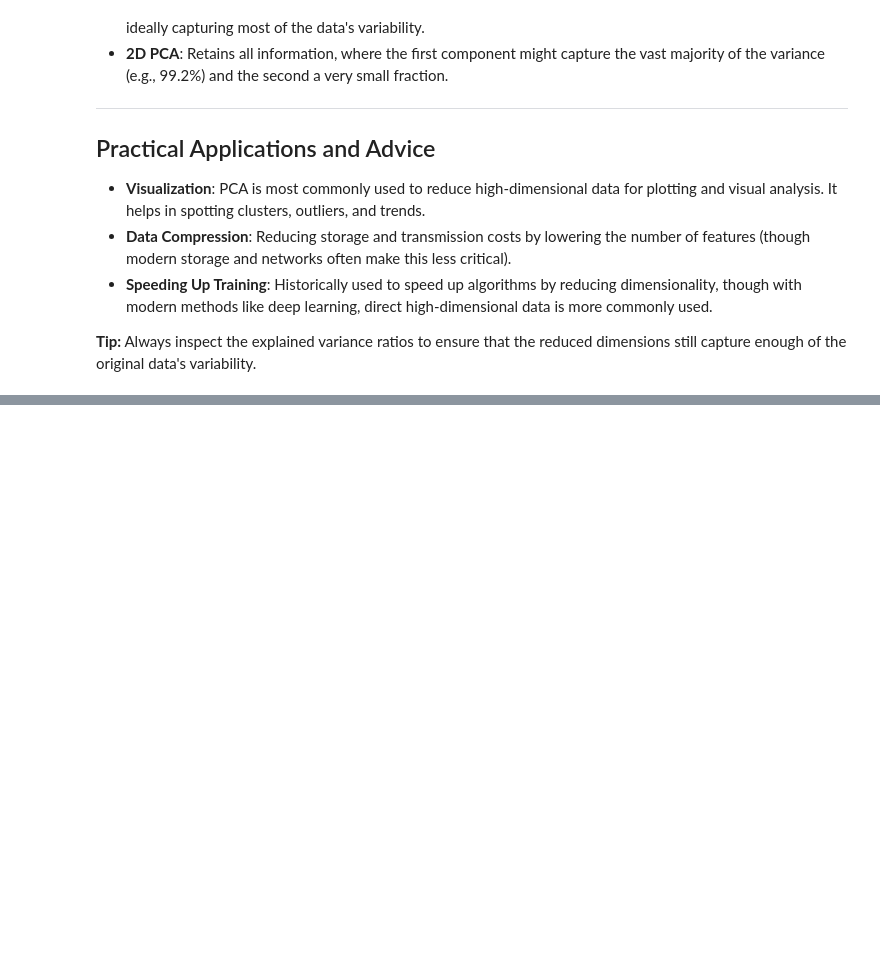
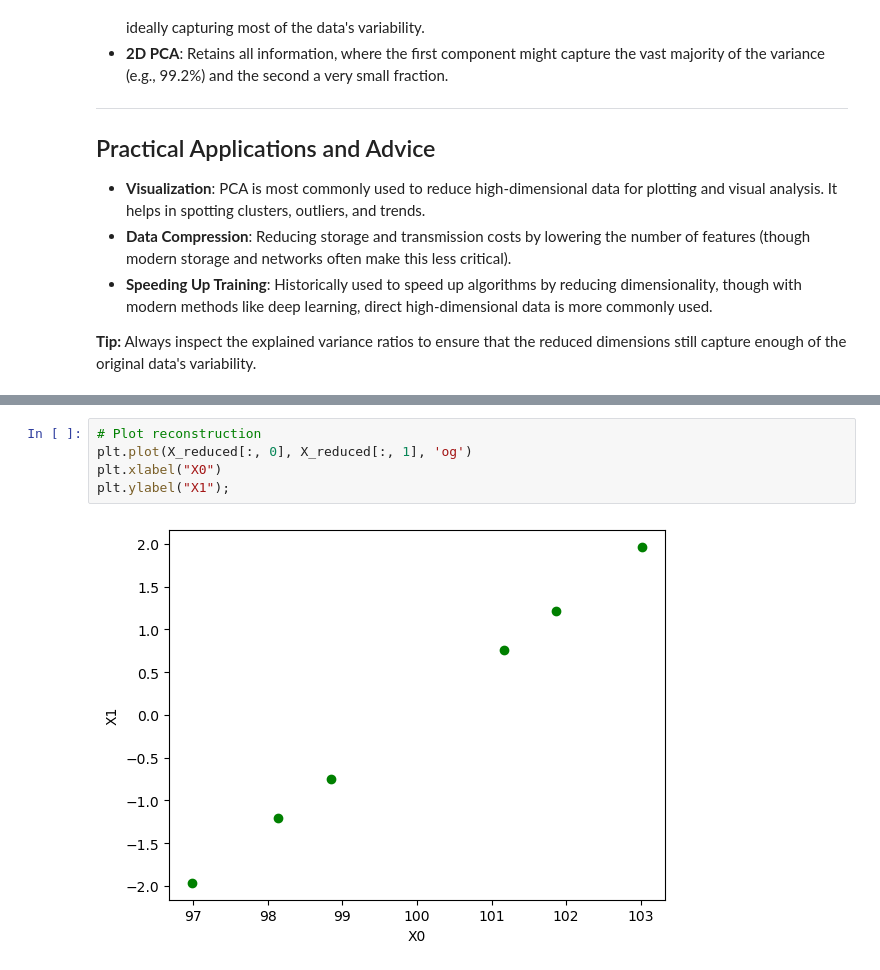
Before and after one commit to AidenHadisi/ml-journey, a Jupyter notebook: l015_pca.ipynb, the cells around one changed output, grey strips where cells are left out. Drawn from its saved outputs; the diff is of its cells as text; blank space fills up the shorter version.

```diff
--- a/l015_pca.ipynb
+++ b/l015_pca.ipynb
@@ -165,0 +221,7 @@ In this example:
+# %%
+# Plot reconstruction
+plt.plot(X_reduced[:, 0], X_reduced[:, 1], 'og')
+plt.xlabel("X0")
+plt.ylabel("X1");
+# %% [output]
+[figure, added]
```
Also changed, not shown: parts of 8 cells of this notebook.
